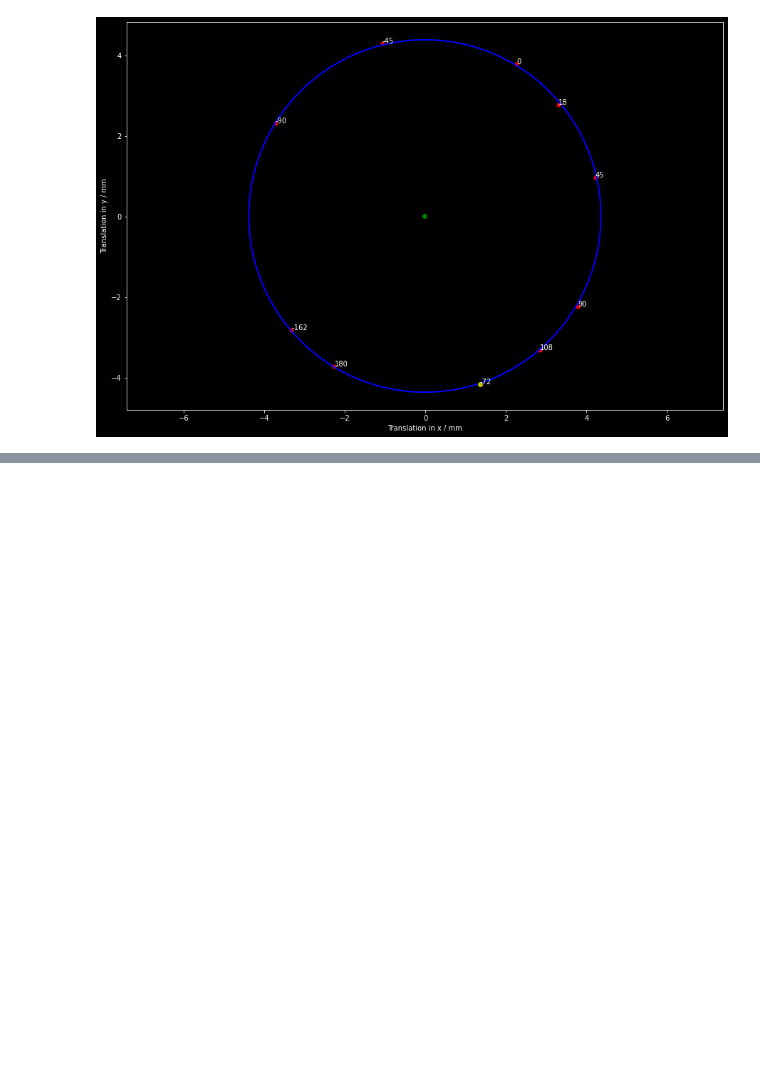
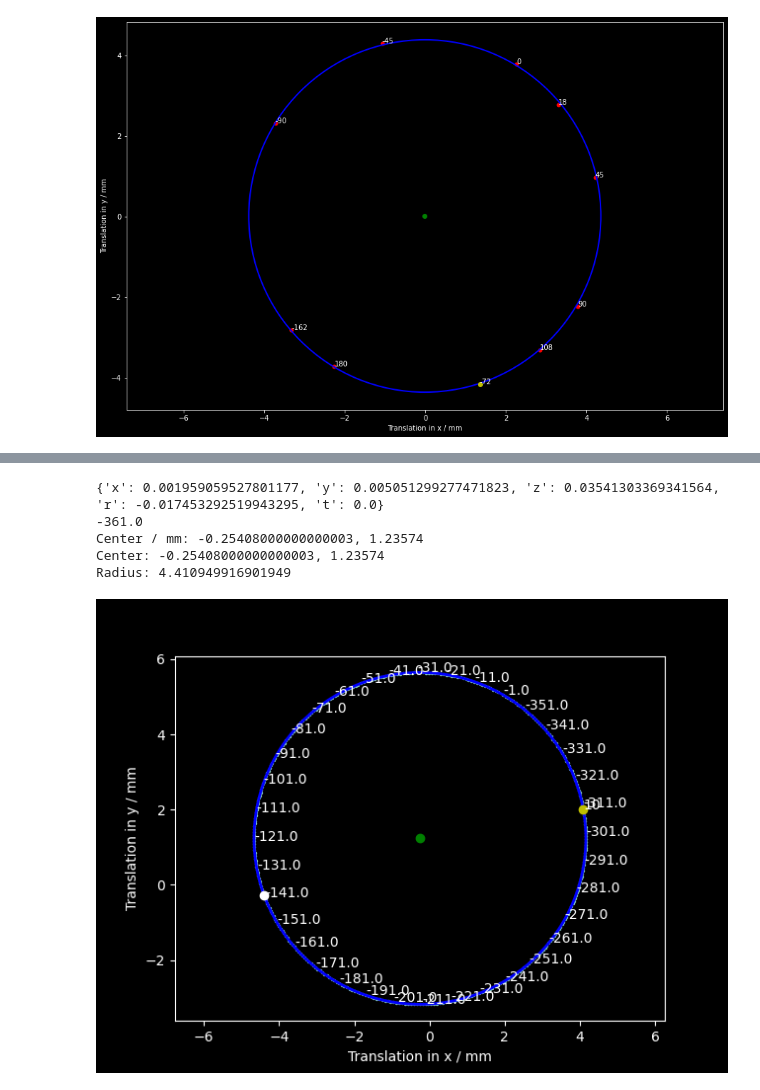
Before and after one commit to CraignRush/SerialFIB, a Jupyter notebook: src/RotationCenterTest2.ipynb, the cells around one changed output, grey strips where cells are left out. Drawn from its saved outputs; the diff is of its cells as text; code cells hidden in the pictures; blank space fills up the shorter version.

```diff
--- a/src/RotationCenterTest2.ipynb
+++ b/src/RotationCenterTest2.ipynb
@@ -71,0 +164,76 @@ Center / mm: -0.012835666953944112, 0.01302956726072679
+# %%
+def plot_postion_data(file):
+    from pathlib import Path
+    import csv, math
+
+    with open(file, mode='r') as f:
+        reader = csv.DictReader(f)
+        positions_str = list(reader)
+
+
+    positions = [dict([a, float(x)] for a, x in b.items()) for b in positions_str]
+    position_angles = [np.rad2deg(float(x['r'])) for x in positions_str]
+    #print(positions)
+    print(positions[0])
+    #for i in range(len(positions)):
+    #    print(positions[0])
+    print(positions[0]['r']/math.pi*180 -360)
+    x_script_mm, y_script_mm, angles_file = [p['x']*1e3 for p in positions],[p['y']*1e3 for p in positions], [np.rad2deg(p['r']) for p in positions]
+
+    result_lsq_script = calculate_center_lsq(x_script_mm, y_script_mm, False)
+
+    from ctypes import resize
+    from operator import mod
+    from matplotlib.patches import Arc as arc
+    %matplotlib widget
+
+    plt.style.use('dark_background')
+    fig, ax = plt.subplots()
+
+    ax.scatter(x_script_mm, y_script_mm,2 )
+    for i, txt in enumerate(angles_file):
+        if i % 10 == 0:
+            ax.annotate(str(round(angles_file[i],1)), (x_script_mm[i], y_script_mm[i]))
+
+    ellipse = arc(xy=(result_lsq_script['xc'],result_lsq_script['yc']), width=2*result_lsq_script['r'], height=2*result_lsq_script['r'],
+            angle=np.max(phi_script),edgecolor='b', fc='None', lw=2, label='Fit', zorder = 2)
+    ax.add_patch(ellipse)
+
+    ax.plot(result_lsq_script['xc'],result_lsq_script['yc'], 'go')
+    ax.set_xlabel('Translation in x / mm')
+    ax.set_ylabel('Translation in y / mm')
+
+    angle = 10
+    x_t2= result_lsq_script['r'] * np.cos(np.deg2rad(angle)) + result_lsq_script['xc']
+    y_t2 = result_lsq_script['r'] * np.sin(np.deg2rad(angle)) + result_lsq_script['yc']
+
+    r_new = np.deg2rad(180 + angle)
+    index = 2
+    x_mirrored = np.cos(r_new) * (x_t2 - result_lsq_script['xc']) - (y_t2 - result_lsq_script['yc'])  * np.sin(r_new) + result_lsq_script['xc']
+    y_mirrored = np.sin(r_new) * (x_t2 - result_lsq_script['xc']) + (y_t2 - result_lsq_script['yc'])  * np.cos(r_new) + result_lsq_script['yc']
+
+    ax.plot(x_t2, y_t2 , 'yo')
+    ax.annotate(str(angle), (x_t2, y_t2))
+
+    ax.plot(x_mirrored, y_mirrored , 'wo')
+
+    ax.axis('equal')
+    print("Center / mm: {}, {}".format(result_lsq_script['xc'],result_lsq_script['yc']))
+    print("Center: {}, {}".format(result_lsq_script['xc'],result_lsq_script['yc']))
+    print("Radius: {}".format(result_lsq_script['r']))
+
+    plt.show()
+
+
+
+folder = Path(r'\\samba-pool-plitzko2.biochem.mpg.de\pool-plitzko2\Johann\03-Data\06-FIB-SEM\220922_MeteorAutomation\220926_223858_1.0deg_360_3mm_MovementTestAligned')
+file = Path.joinpath(folder, 'position_data.csv')
+
+plot_postion_data(file)
+# %% [output]
+{'x': 0.001959059527801177, 'y': 0.005051299277471823, 'z': 0.03541303369341564, 'r': -0.017453292519943295, 't': 0.0}
+-361.0
+Center / mm: -0.25408000000000003, 1.23574
+Center: -0.25408000000000003, 1.23574
+Radius: 4.410949916901949
+[figure, added]
```
Also changed, not shown: parts of 4 cells of this notebook.
